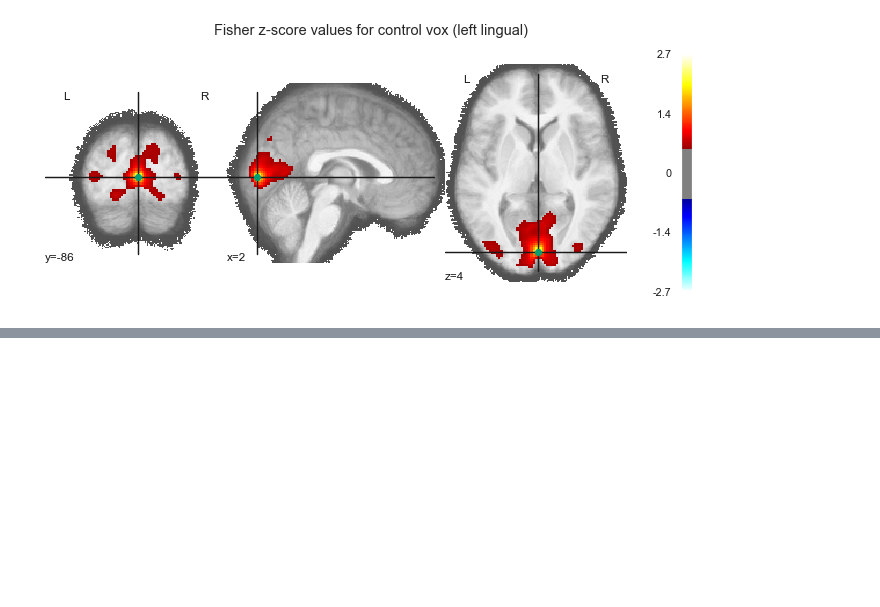
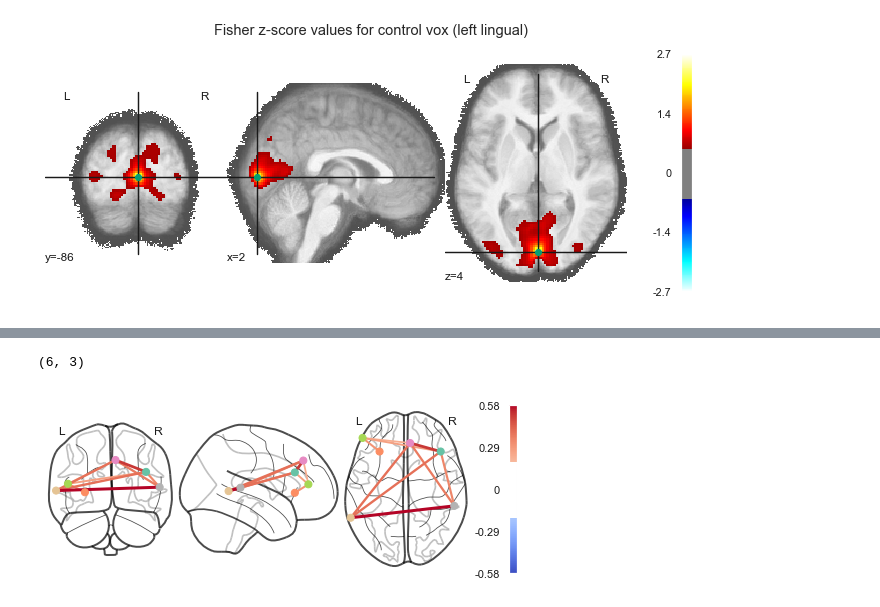
Before and after one commit to tomov/VGDL-fMRI-Python-Data-Analysis, a Jupyter notebook: Multivariate_analyses_Daphne/Functional_connectivity_within.ipynb, the cells around one changed output, grey strips where cells are left out. Drawn from its saved outputs; the diff is of its cells as text; code cells hidden in the pictures; blank space fills up the shorter version.

Commit message:
plotted connectome

```diff
--- a/Multivariate_analyses_Daphne/Functional_connectivity_within.ipynb
+++ b/Multivariate_analyses_Daphne/Functional_connectivity_within.ipynb
@@ -427,0 +485,13 @@ ax.set_title(f'Fisher z-score values for {control_name}', size=15);
+# %%
+np.array(list(roi_dict.values())).shape
+# %% [output]
+(6, 3)
+# %%
+plotting.plot_connectome(adjacency_matrix=corr_matrix,
+                         node_coords=np.array(list(roi_dict.values())),
+                         edge_threshold=0.2,
+                         edge_cmap='coolwarm',
+                         colorbar=True
+                         );
+# %% [output]
+[figure, added]
```
Also changed, not shown: parts of 9 cells of this notebook, 3 other files.
